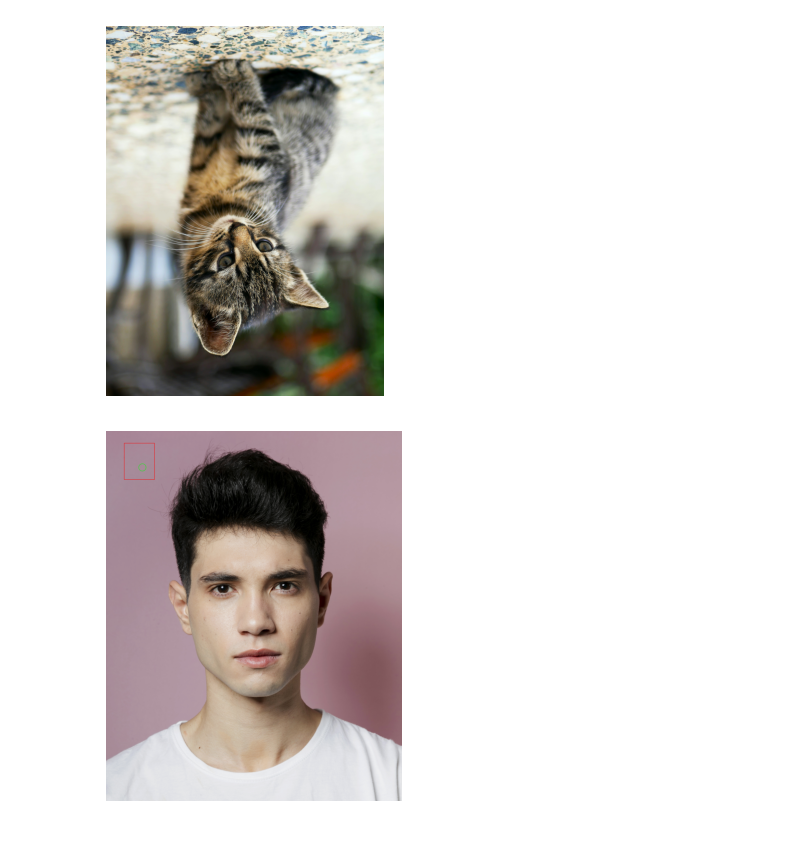
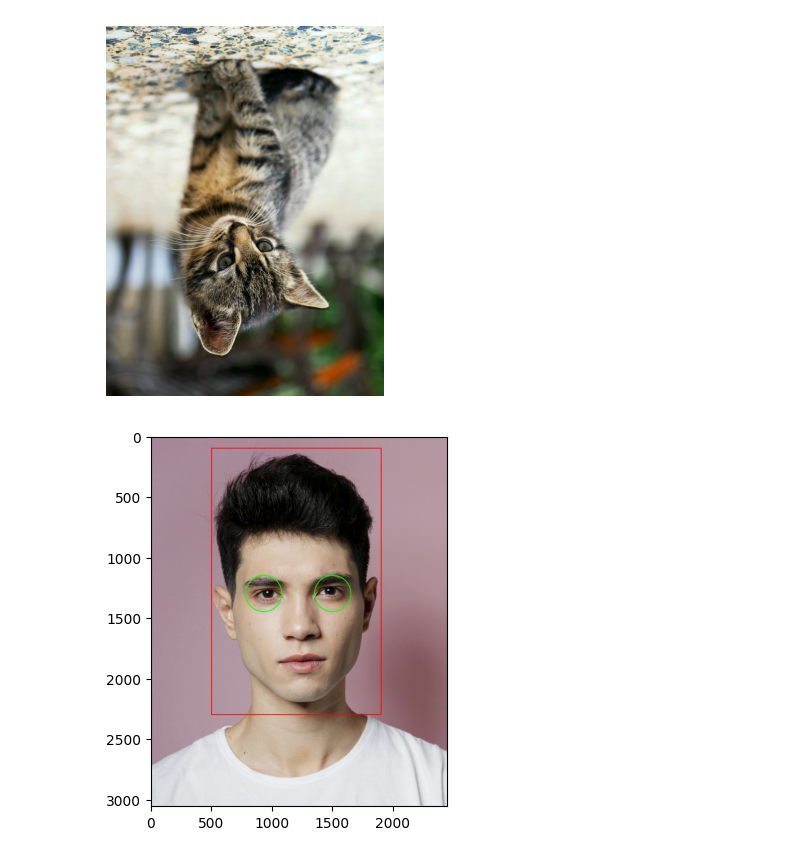
Before and after one commit to byhaqii/PVCK-2025, a Jupyter notebook: Week2.ipynb, the cells around one changed output. Cells and saved outputs as stored; diff of their text form; code cells hidden in the pictures.

```diff
--- a/Week2.ipynb
+++ b/Week2.ipynb
@@ -201,23 +201,22 @@ plt.show()
 [figure]
 # %%
 import cv2
-import numpy as np
 from matplotlib import pyplot as plt
 
 # Load the image
-img = cv2.imread('/content/Face.jpg')
+img = cv2.imread('/content/drive/MyDrive/PVCK/Images/Face.jpg')
 img_rgb = cv2.cvtColor(img, cv2.COLOR_BGR2RGB)
 
-# Rectangle over face area
-cv2.rectangle(img_rgb, (150, 80), (400, 350), (255, 0, 0), 2)
+# === Rectangle over face (manual coordinates) ===
+cv2.rectangle(img_rgb, (500, 100), (1900, 2300), (255, 0, 0), 5)
 
-# Circles over eyes
-cv2.circle(img_rgb, (230, 180), 20, (0, 255, 0), 2)  # left eye
-cv2.circle(img_rgb, (320, 180), 20, (0, 255, 0), 2)  # right eye
+# === Circles over eyes (manual coordinates) ===
+cv2.circle(img_rgb, (930, 1300), 150, (0, 255, 0), 5)  # Left eye
+cv2.circle(img_rgb, (1500, 1300), 150, (0, 255, 0), 5)  # Right eye
 
 # Show result
 plt.imshow(img_rgb)
-plt.axis('off')
+plt.axis('on')
 plt.show()
 # %% [output]
-[figure, old version]
+[figure, new version]
```
Also changed, not shown: parts of 1 cell of this notebook.
